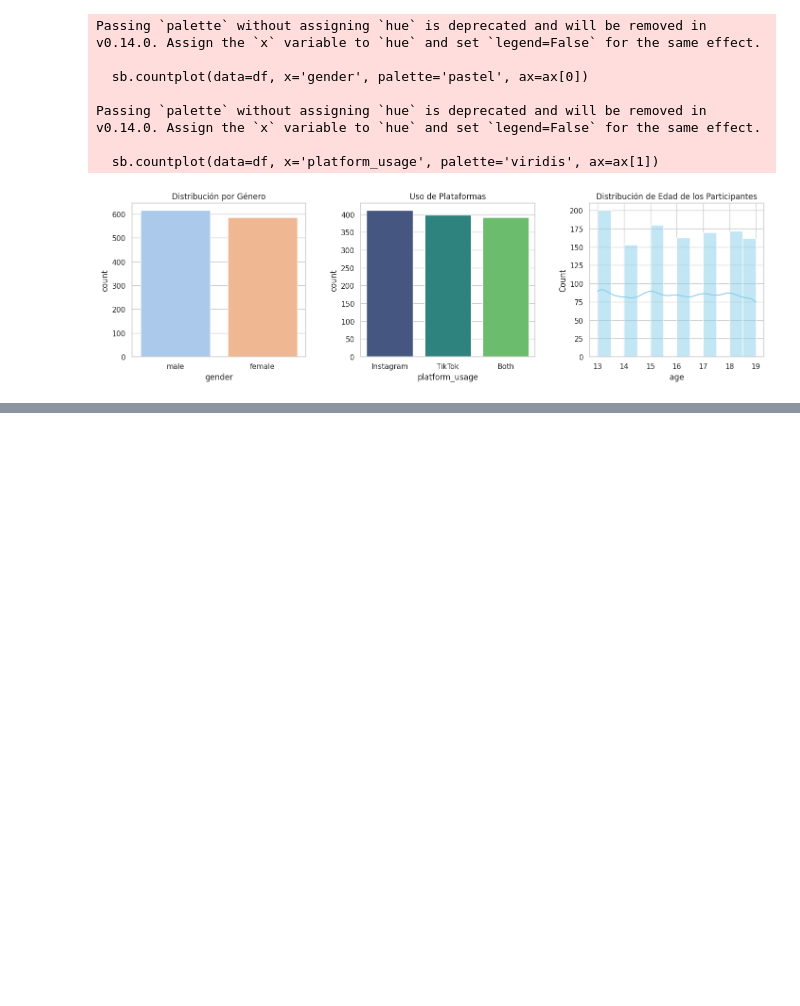
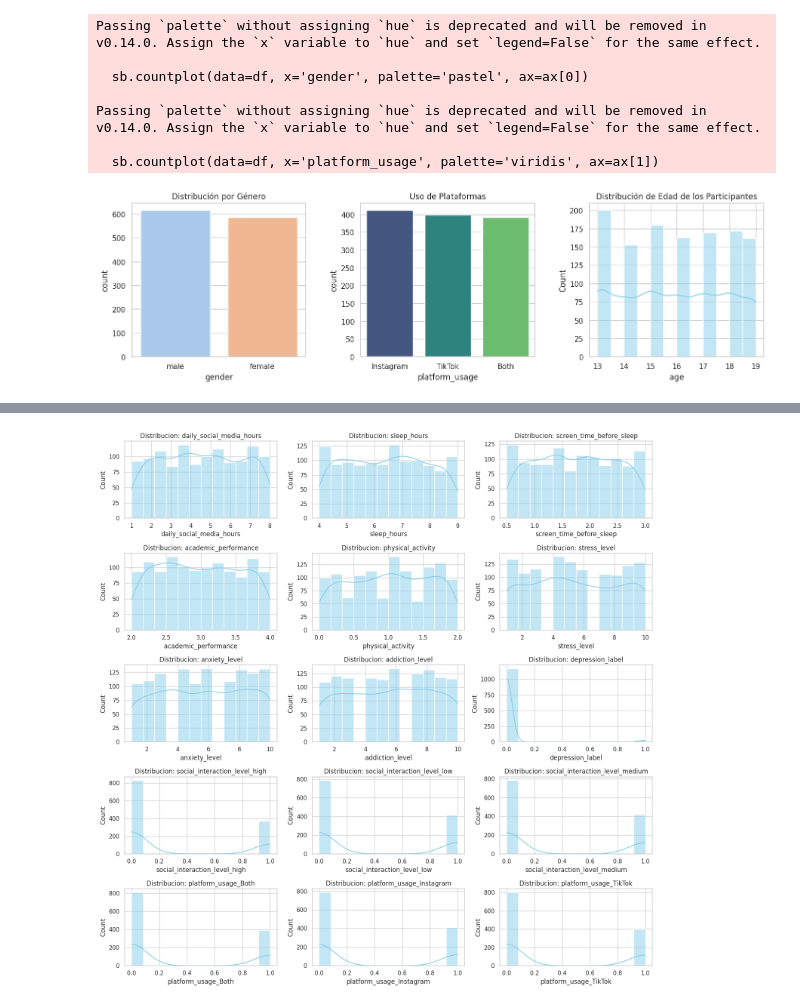
Before and after one commit to EricFlores1808/MINERIA_EF_LS_1, a Jupyter notebook: SocialMediaImpact.ipynb, the cells around one changed output, grey strips where cells are left out. Drawn from its saved outputs; the diff is of its cells as text; code cells hidden in the pictures; blank space fills up the shorter version.

Commit message:
Finalizar en la casa con comentarios

```diff
--- a/SocialMediaImpact.ipynb
+++ b/SocialMediaImpact.ipynb
@@ -145,0 +195,11 @@ Passing `palette` without assigning `hue` is deprecated and will be removed in v
+# %%
+ohe = OneHotEncoder(sparse_output=False)
+plat_usag = ohe.fit_transform(df[['platform_usage']])
+
+platf_usag_df = pd.DataFrame(
+    plat_usag,
+    columns=ohe.get_feature_names_out(['platform_usage']),
+    index=df.index
+)
+
+print(platf_usag_df.head(10))
@@ -145,0 +218,10 @@ Passing `palette` without assigning `hue` is deprecated and will be removed in v
+# %%
+be = ce.BinaryEncoder(cols=['gender'])
+gen_bin_df = be.fit_transform(df['gender'])
+
+
+df_final = pd.concat([df.drop(columns=[ 'gender', 'age', 'social_interaction_level', 'platform_usage']), gen_bin_df, social_encoded_df, platf_usag_df], axis=1)
+
+
+print(df_final.head())
+print(f"Total de columnas tras el mapeo: {len(df_final.columns)}")
@@ -145,0 +272,22 @@ Passing `palette` without assigning `hue` is deprecated and will be removed in v
+# %%
+cols_numericas = [
+    'daily_social_media_hours', 'sleep_hours',
+       'screen_time_before_sleep', 'academic_performance', 'physical_activity',
+       'stress_level', 'anxiety_level', 'addiction_level', 'depression_label',
+       'social_interaction_level_high', 'social_interaction_level_low',
+       'social_interaction_level_medium', 'platform_usage_Both',
+       'platform_usage_Instagram', 'platform_usage_TikTok'
+]
+
+# Configuracion de graficos
+plt.figure(figsize=(15, 15))
+
+for i, col in enumerate(cols_numericas, 1):
+    plt.subplot(5, 3, i)
+    sb.histplot(df_final[col], kde=True, color='skyblue')
+    plt.title(f'Distribucion: {col}')
+
+plt.tight_layout()
+plt.show()
+# %% [output]
+[figure, added]
```
Also changed, not shown: parts of 7 cells of this notebook.
